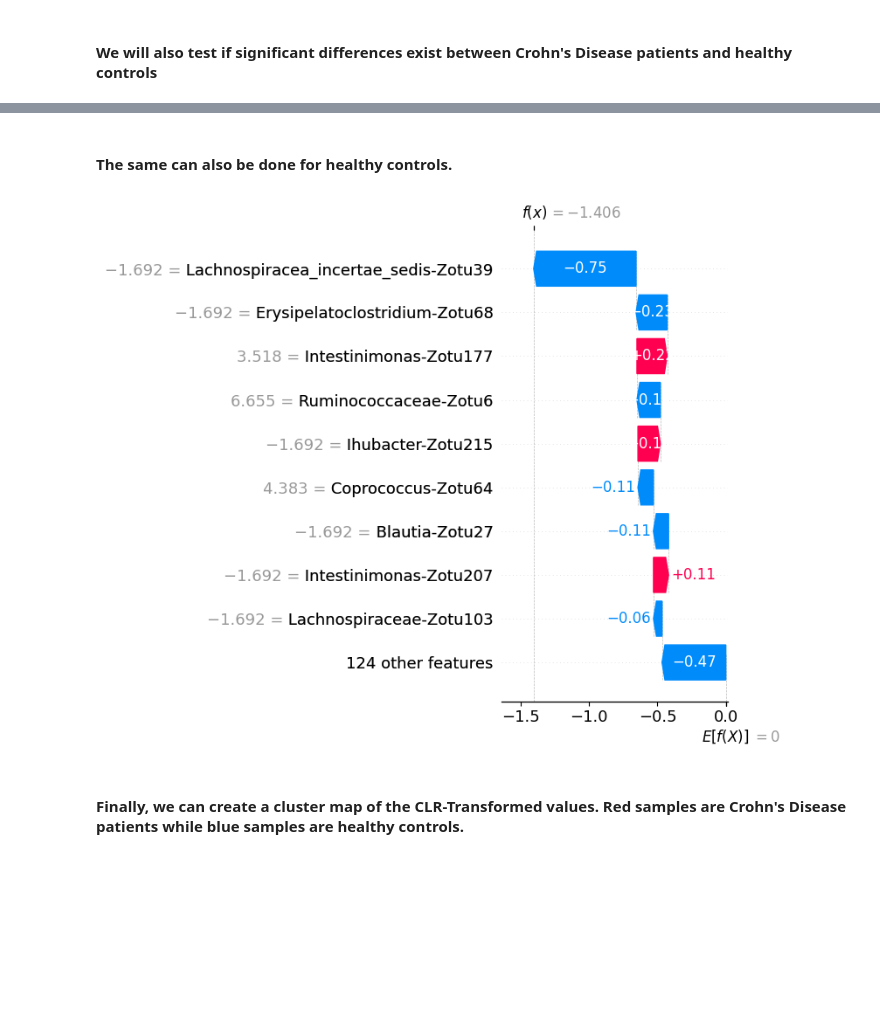
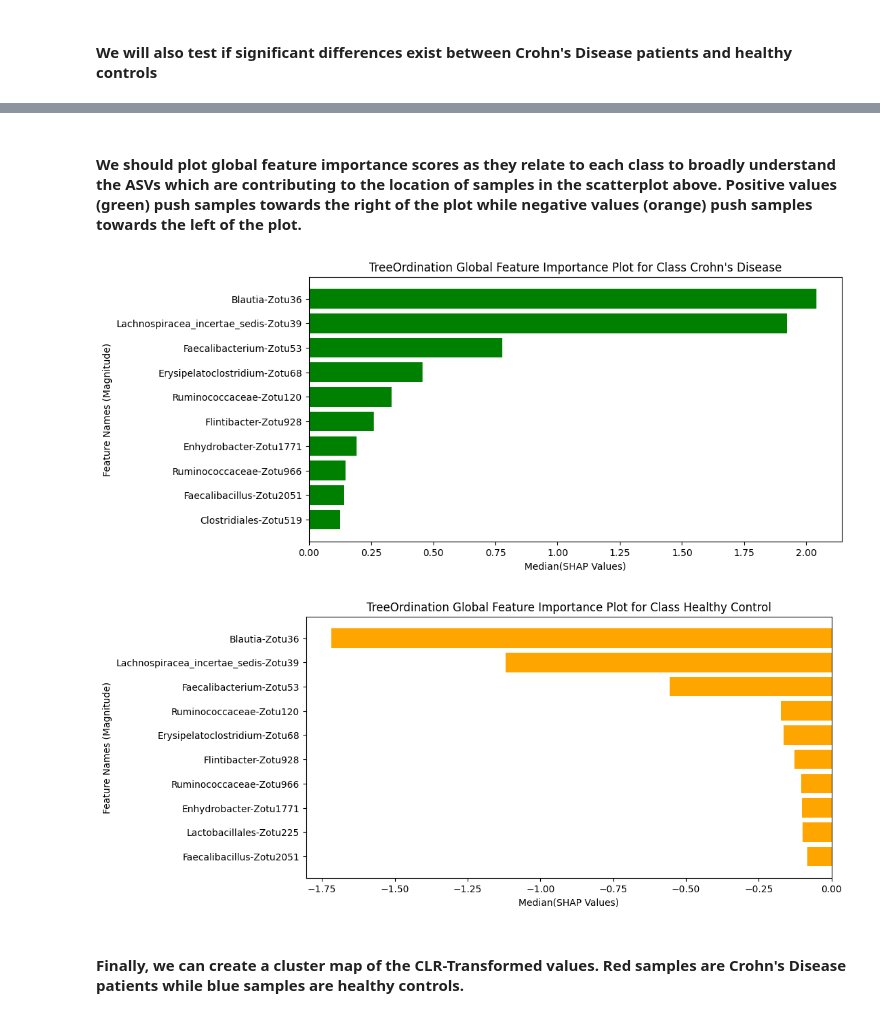
Before and after one commit to jrudar/Triglav, a Jupyter notebook: notebooks/Diseased-Gut-Analysis/16S_end_to_end.ipynb, the cells around one changed output, grey strips where cells are left out. Saved outputs shown, nothing was run; the diff lists cells and outputs as text; code cells hidden in the pictures; blank space fills up the shorter version.

```diff
--- a/notebooks/Diseased-Gut-Analysis/16S_end_to_end.ipynb
+++ b/notebooks/Diseased-Gut-Analysis/16S_end_to_end.ipynb
@@ -487,14 +456,16 @@ R-squared =  0.9951508818930951
-# %% [markdown]
-#### The same can also be done for healthy controls.
-# %%
-    hc_loc = np.where(y == "Crohn's Disease", False, True)
-
-    sh.plots.waterfall(shap_test[hc_loc][0, :, 0], show=False)
-    plt.tight_layout()
-    plt.show()
-    plt.close()
-# %% [output]
-[figure, removed]
+# %% [markdown]
+#### We should plot global feature importance scores as they relate to each class to broadly understand the ASVs which are contributing to the location of samples in the scatterplot above. Positive values (green) push samples towards the right of the plot while negative values (orange) push samples towards the left of the plot.
+# %%
+    tree_ord_model.plot_importance_global(X_removed[:, best_features], y, class_name = "Crohn's Disease")
+    plt.show()
+    plt.close()
+
+    tree_ord_model.plot_importance_global(X_removed[:, best_features], y, class_name = "Healthy Control")
+    plt.show()
+    plt.close()
+# %% [output]
+[figure, added]
+[figure, added]
 # %% [markdown]
 #### Finally, we can create a cluster map of the CLR-Transformed values. Red samples are Crohn's Disease patients while blue samples are healthy controls.
 # %%
```
Also changed, not shown: parts of 10 cells of this notebook.
